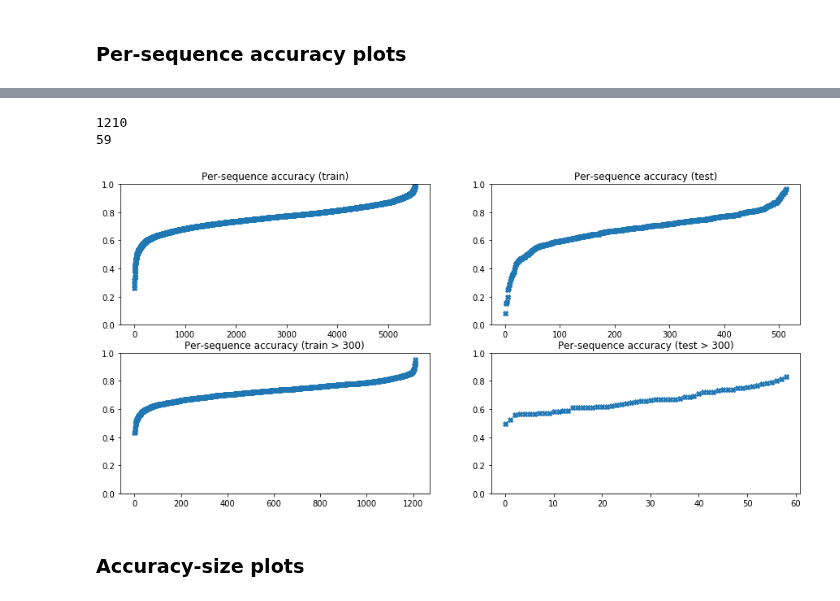
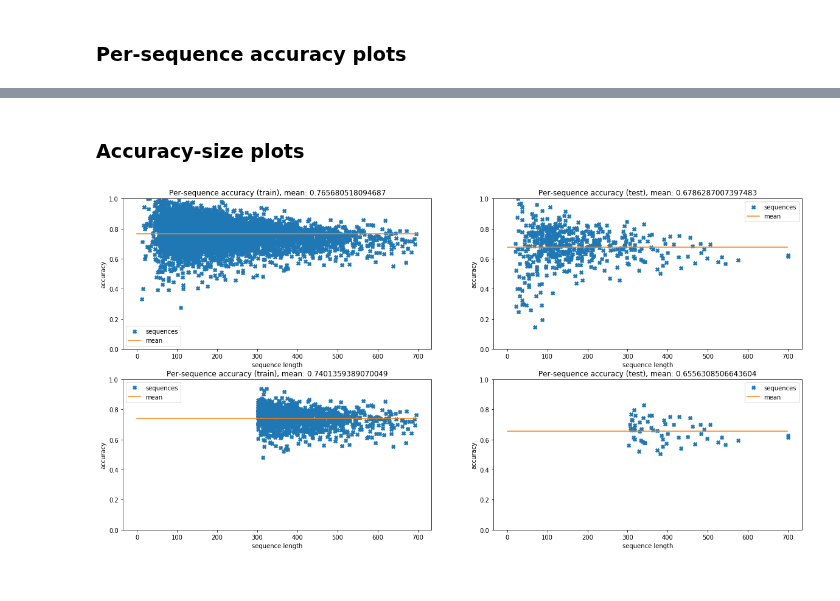
Before and after one commit to Juillermo/saliencyPSSP, a Jupyter notebook: Testing.ipynb, the cells around one changed output, grey strips where cells are left out. Cells and saved outputs as stored; diff of their text form; code cells hidden in the pictures.

```diff
--- a/Testing.ipynb
+++ b/Testing.ipynb
@@ -35,0 +59,11 @@ print predictions.shape
+# %%
+predictions_path = "secondary_proteins_prediction/predictions/predictions_train_valid_pureConv-20180804-010835-47.npy"
+predictions = np.load(predictions_path)
+print predictions.shape
+
+predictions_path = "secondary_proteins_prediction/predictions/predictionstest_pureConv-20180804-010835-47.npy"
+predictions2 = np.load(predictions_path)
+print predictions2[:-126].shape
+
+predictions = np.concatenate((predictions, predictions2[:-126]))
+print predictions.shape
@@ -319,15 +406,27 @@ def calculate_seq_accuracy(predictions, labels):
     num_seq = len(mask)
     seq_len = predictions.shape[1]
 
+    tot_acc = 0
     seq_acc = np.zeros(num_seq)
     for seq in range(num_seq):
         for pos in range(seq_len):
             if mask[seq,pos]:
                 if labels[seq, pos] == np.argmax(predictions[seq, pos]):
                     seq_acc[seq] += 1
+                    tot_acc +=1
             else:
                 break
 
         seq_acc[seq] /= np.sum(mask[seq])
 
+    print tot_acc / np.sum(mask)
     return seq_acc
+
+seq_acc = calculate_seq_accuracy(predictions, labels)
+seq_acc_train = seq_acc[:split_value]
+seq_acc_test = seq_acc[split_value:]
+
+lengths_train = np.sum(mask[:split_value], axis=1)
+lengths_test = np.sum(mask[split_value:], axis=1)
+print len(lengths_train[lengths_train > 300])
+print len(lengths_test[lengths_test > 300])
@@ -347,29 +451,21 @@ def print_sorted_seqs(seqs, ax, label):
-# %%
-lengths_train = np.sum(mask[:split_value], axis=1)
-lengths_test = np.sum(mask[split_value:], axis=1)
-print len(lengths_train[lengths_train > 300])
-print len(lengths_test[lengths_test > 300])
-# %% [output]
-1210
-59
-# %%
-fig,ax = plt.subplots(2,2, figsize=(15,7))
-
-print_sorted_seqs(seq_acc_train, ax[0][0], "train")
-print_sorted_seqs(seq_acc_test, ax[0][1], "test")
-
-print_sorted_seqs(seq_acc_train[lengths_train > 300], ax[1][0], 'train > 300')
-print_sorted_seqs(seq_acc_test[lengths_test > 300], ax[1][1], 'test > 300')
-# %% [output]
-[figure, removed]
 # %% [markdown]
 ### Accuracy-size plots
 # %%
 def print_length_vs_acc(lengths, seqs, ax, label):
     seq_len = 700
 
     ax.plot(lengths, seqs, marker="X", linewidth=0, label="sequences")
     ax.plot(np.mean(seqs)*np.ones(seq_len), label="mean")
-    ax.set(title='Per-sequence accuracy ('+label+')',
+    ax.set(title='Per-sequence accuracy ('+label+'), mean: '+str(np.mean(seqs)),
            ylabel="accuracy", xlabel="sequence length", ylim=[0, 1])
     ax.legend()
+
+fig,ax = plt.subplots(2,2, figsize=(20,10))
+
+print_length_vs_acc(lengths_train, seq_acc_train, ax[0][0], 'train')
+print_length_vs_acc(lengths_test, seq_acc_test, ax[0][1], 'test')
+
+print_length_vs_acc(lengths_train[lengths_train > 300], seq_acc_train[lengths_train > 300], ax[1][0], 'train')
+print_length_vs_acc(lengths_test[lengths_test > 300], seq_acc_test[lengths_test > 300], ax[1][1], 'test')
+# %% [output]
+[figure, added]
```
Also changed, not shown: parts of 16 cells of this notebook, 7 other files.
